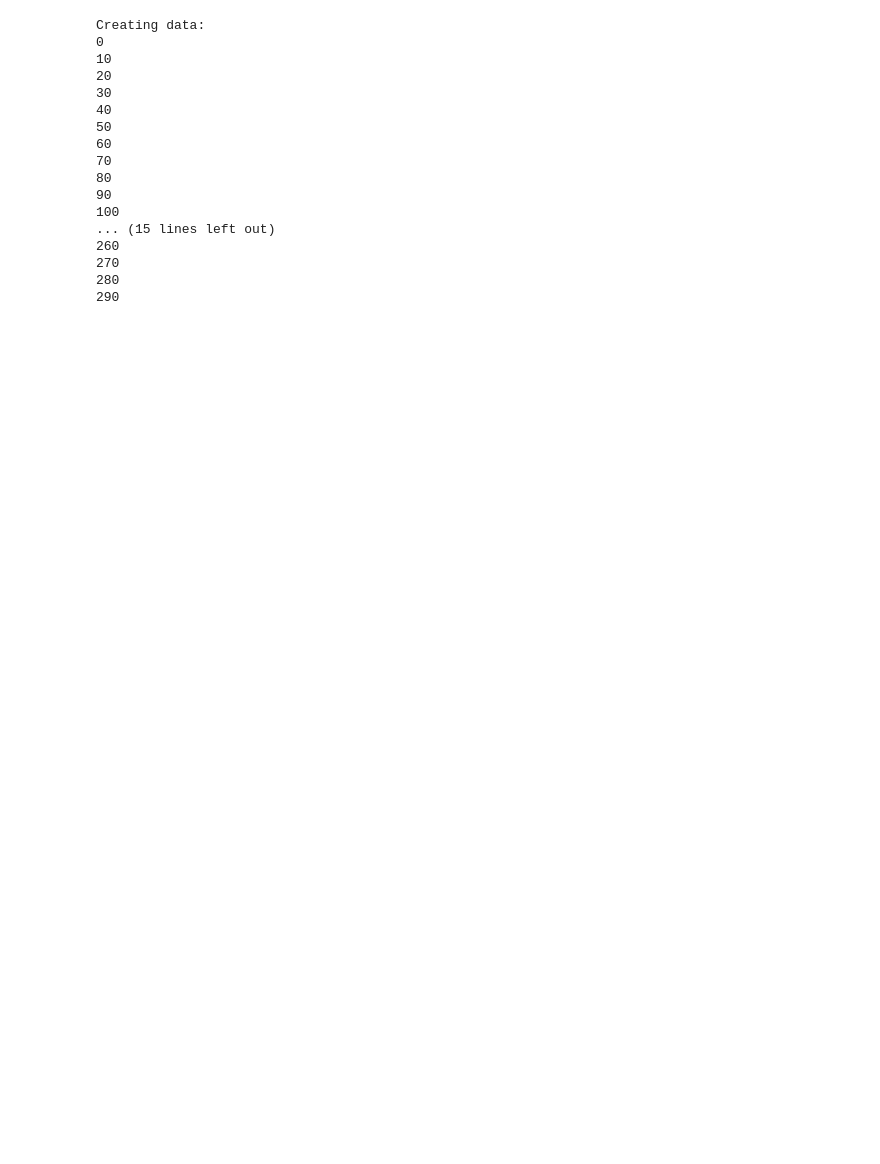
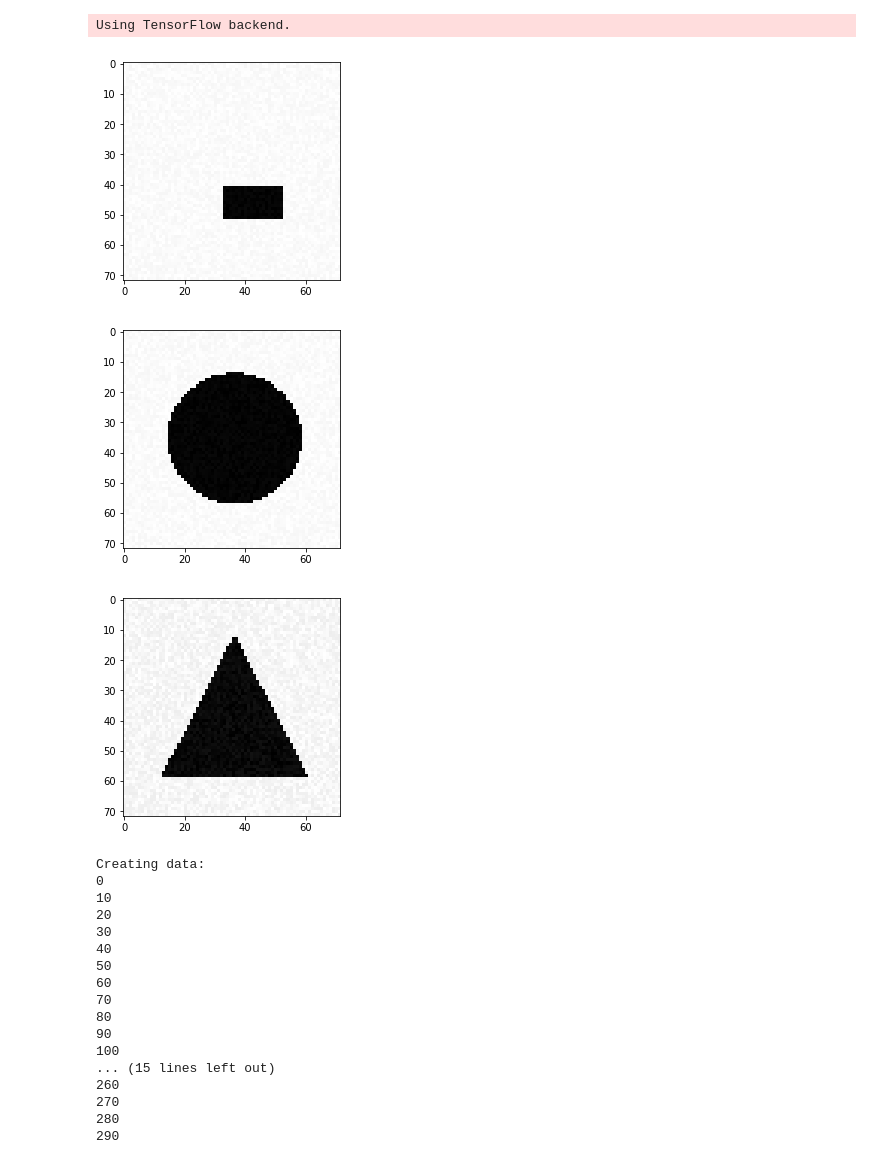
Before and after one commit to hugcis/deep-learning-course, a Jupyter notebook: MP1/mp1.ipynb, the cells around one changed output. Drawn from its saved outputs; the diff is of its cells as text; code cells hidden in the pictures; blank space fills up the shorter version.

```diff
--- a/MP1/mp1.ipynb
+++ b/MP1/mp1.ipynb
@@ -1,12 +1,18 @@
 # %%
 import numpy as np
 import keras
 import matplotlib.pyplot as plt
 %matplotlib inline
 from mp1 import (generate_dataset_classification,
                  generate_a_disk,
                  generate_test_set_classification,
-                 generate_dataset_regression)
+                 generate_dataset_regression,
+                 visualize_prediction)
+# %% [output]
+Using TensorFlow backend.
+[figure, added]
+[figure, added]
+[figure, added]
 # %%
 X_train, Y_train = generate_dataset_classification(300, 20)
 # %% [output]
```
Also changed, not shown: parts of 14 cells of this notebook, 1 other file.
